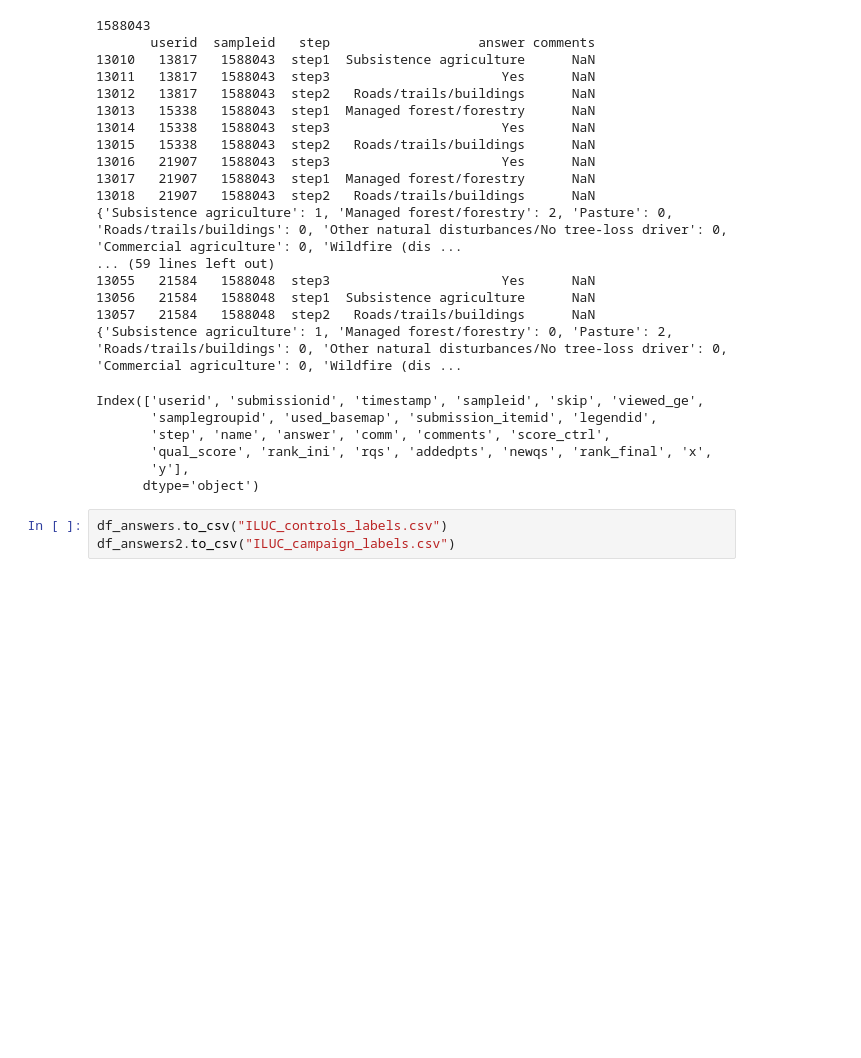
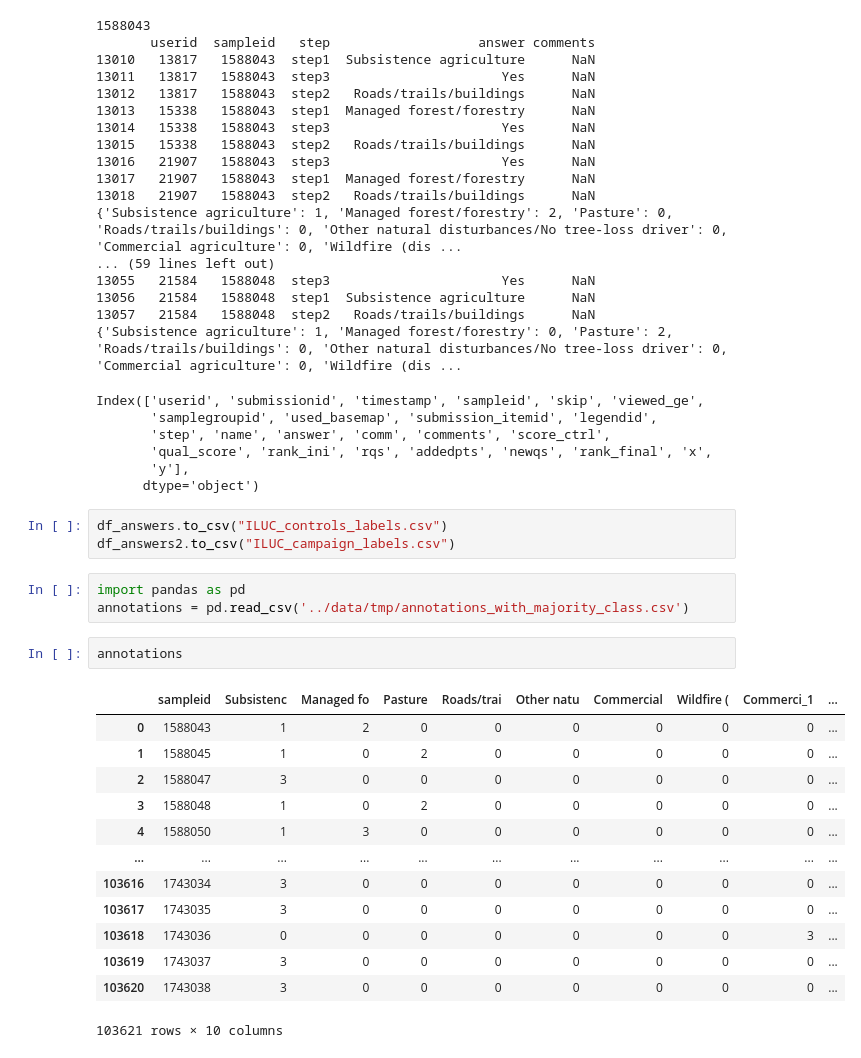
Before and after one commit to janpisl/deforestation-drivers, a Jupyter notebook: notebooks/geowiki_dataset_EDA.ipynb, the cells around one changed output. Cells and saved outputs as stored; diff of their text form; blank space fills up the shorter version.

```diff
--- a/notebooks/geowiki_dataset_EDA.ipynb
+++ b/notebooks/geowiki_dataset_EDA.ipynb
@@ -300,3 +290,22 @@ Index(['userid', 'submissionid', 'timestamp', 'sampleid', 'skip', 'viewed_ge',
 # %%
 df_answers.to_csv("ILUC_controls_labels.csv")
 df_answers2.to_csv("ILUC_campaign_labels.csv")
+# %%
+import pandas as pd
+annotations = pd.read_csv('../data/tmp/annotations_with_majority_class.csv')
+# %%
+annotations
+# %% [output]
+|  | sampleid | Subsistenc | Managed fo | Pasture | Roads/trai | Other natu | Commercial | Wildfire ( | Commerci_1 | ... |
+| 0 | 1588043 | 1 | 2 | 0 | 0 | 0 | 0 | 0 | 0 | ... |
+| 1 | 1588045 | 1 | 0 | 2 | 0 | 0 | 0 | 0 | 0 | ... |
+| 2 | 1588047 | 3 | 0 | 0 | 0 | 0 | 0 | 0 | 0 | ... |
+| 3 | 1588048 | 1 | 0 | 2 | 0 | 0 | 0 | 0 | 0 | ... |
+| 4 | 1588050 | 1 | 3 | 0 | 0 | 0 | 0 | 0 | 0 | ... |
+| ... | ... | ... | ... | ... | ... | ... | ... | ... | ... | ... |
+| 103616 | 1743034 | 3 | 0 | 0 | 0 | 0 | 0 | 0 | 0 | ... |
+| 103617 | 1743035 | 3 | 0 | 0 | 0 | 0 | 0 | 0 | 0 | ... |
+| 103618 | 1743036 | 0 | 0 | 0 | 0 | 0 | 0 | 0 | 3 | ... |
+| 103619 | 1743037 | 3 | 0 | 0 | 0 | 0 | 0 | 0 | 0 | ... |
+| 103620 | 1743038 | 3 | 0 | 0 | 0 | 0 | 0 | 0 | 0 | ... |
+103621 rows × 10 columns
```
Also changed, not shown: parts of 8 cells of this notebook, 5 other files.
